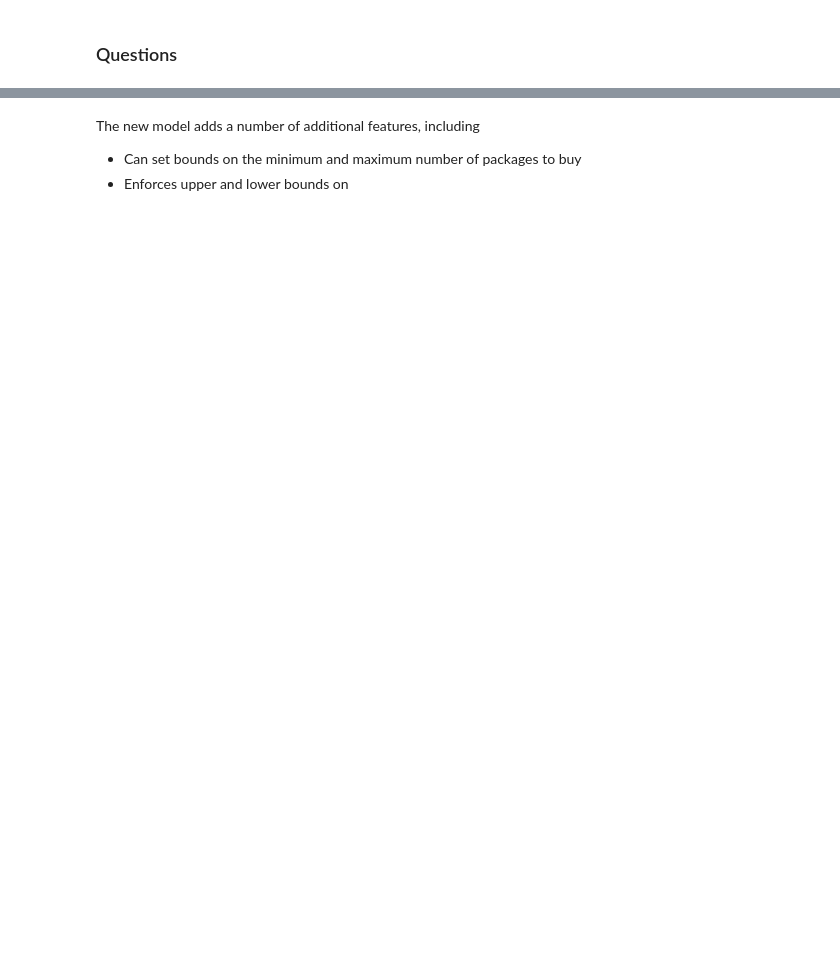
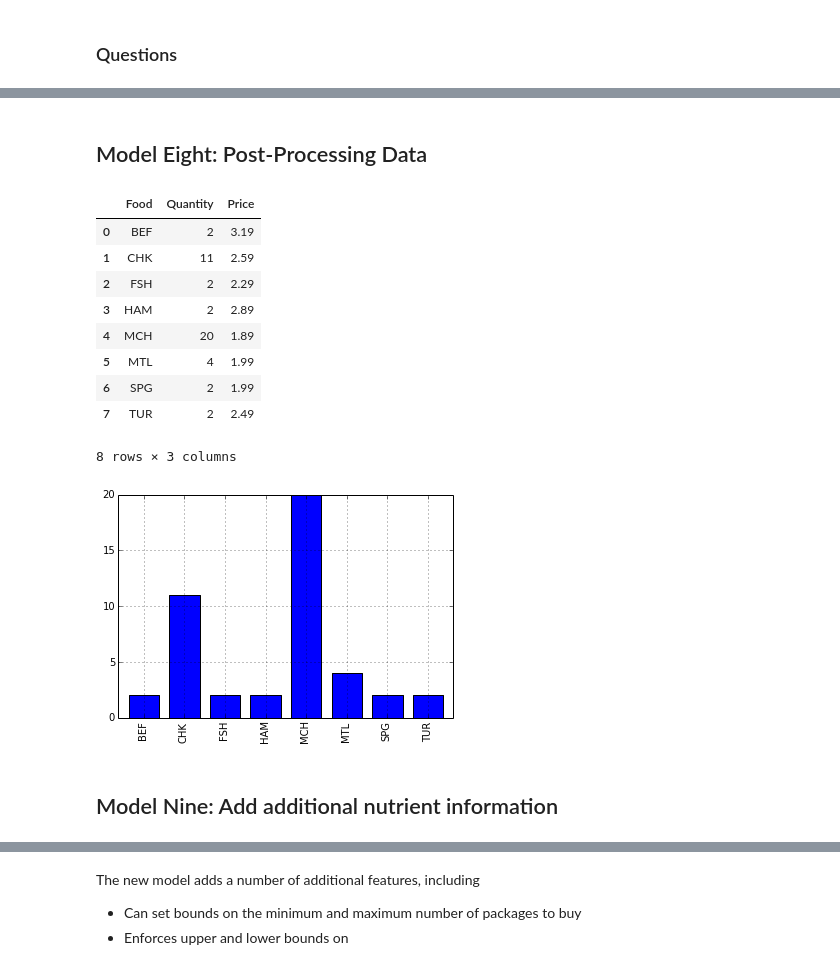
Before and after one commit to jckantor/ESTM60203, a Jupyter notebook: notebooks/Optimal Mixture and Blending Problems.ipynb, the cells around one changed output, grey strips where cells are left out. Cells and saved outputs as stored; diff of their text form; code cells hidden in the pictures; blank space fills up the shorter version.

```diff
--- a/notebooks/Optimal Mixture and Blending Problems.ipynb
+++ b/notebooks/Optimal Mixture and Blending Problems.ipynb
@@ -229,0 +542,2 @@ Overwriting diet.dat
+# %% [markdown]
+## Model Eight: Post-Processing Data
@@ -229,0 +603,19 @@ Overwriting diet.dat
+# %%
+import pandas
+df = pandas.read_csv('output.csv')
+display(df)
+df['Quantity'].plot(kind='bar').set_xticklabels(df['Food']);
+# %% [output]
+|  | Food | Quantity | Price |
+| 0 | BEF | 2 | 3.19 |
+| 1 | CHK | 11 | 2.59 |
+| 2 | FSH | 2 | 2.29 |
+| 3 | HAM | 2 | 2.89 |
+| 4 | MCH | 20 | 1.89 |
+| 5 | MTL | 4 | 1.99 |
+| 6 | SPG | 2 | 1.99 |
+| 7 | TUR | 2 | 2.49 |
+8 rows × 3 columns
+[figure, added]
+# %% [markdown]
+## Model Nine: Add additional nutrient information
```
Also changed, not shown: parts of 50 cells of this notebook, 2 other files.
